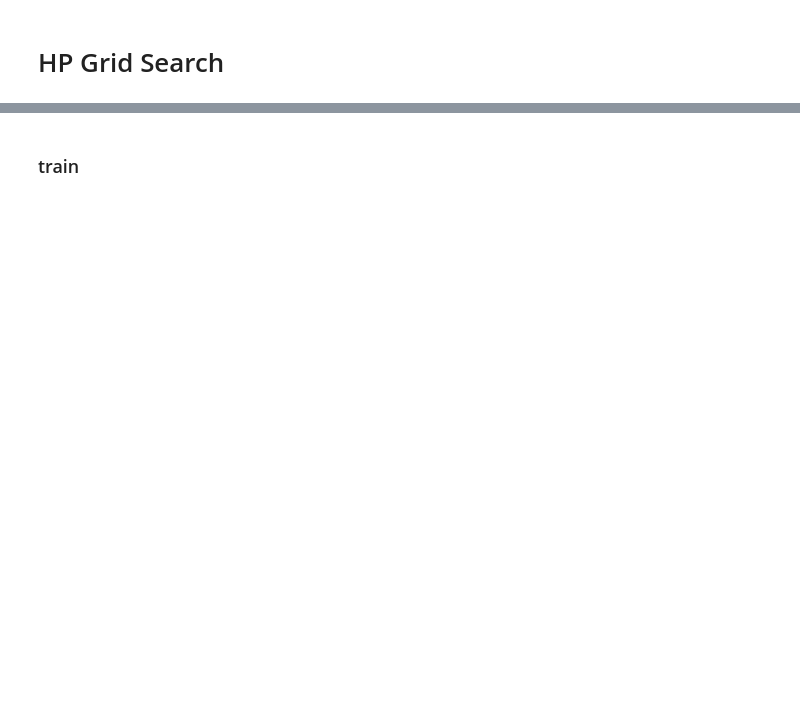
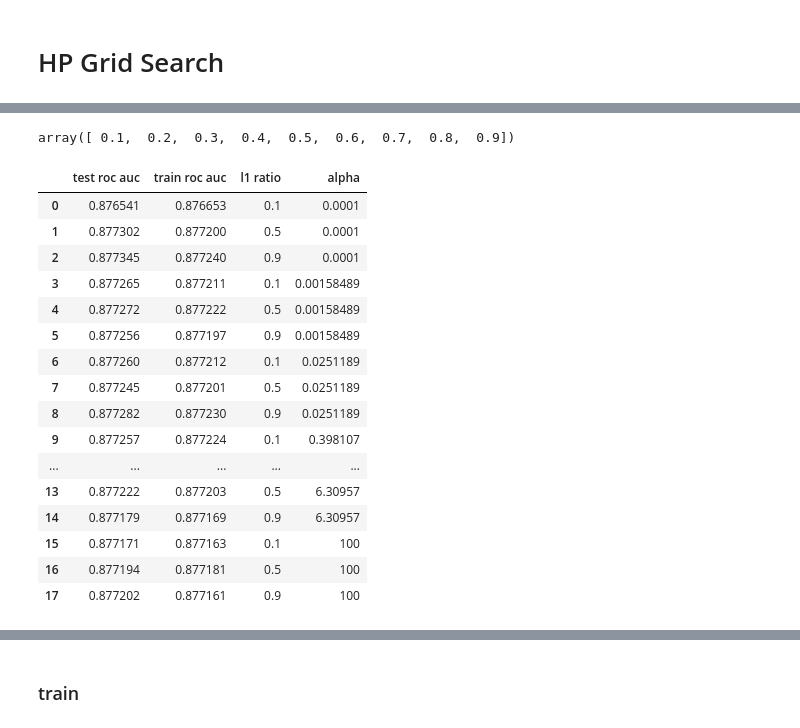
Before and after one commit to gvacaliuc/comp540-term-project, a Jupyter notebook: notebooks/gv8-gridsearch.ipynb, the cells around one changed output, grey strips where cells are left out. Drawn from its saved outputs; the diff is of its cells as text; code cells hidden in the pictures; blank space fills up the shorter version.

```diff
--- a/notebooks/gv8-gridsearch.ipynb
+++ b/notebooks/gv8-gridsearch.ipynb
@@ -128,0 +42,56 @@ np.savez_compressed("../data/unet_features.npz", xtrain = xtrain, ytrain = ytrai
+# %%
+j
+# %% [output]
+array([ 0.1,  0.2,  0.3,  0.4,  0.5,  0.6,  0.7,  0.8,  0.9])
+# %%
+grid_sgd = {
+    "regressor": [SGDRegressor(penalty='elasticnet')],
+    "regressor__l1_ratio": np.linspace(0.1, 0.9, 3),
+    "regressor__alpha": np.logspace(-4, 2, 6),
+    "batch_size": [1000],
+    "num_iters": [2500]
+}
+
+grid_pa = {
+    "regressor": [PassiveAggressiveRegressor()],
+    "regressor__C": np.logspace(-3, 4, 7),
+    "batch_size": [1000],
+    "num_iters": [2500],
+}
+# %%
+from deton8.models import MiniBatchRegressor
+from sklearn.model_selection import GridSearchCV
+from sklearn.metrics import roc_auc_score, make_scorer
+
+sgd = MiniBatchRegressor()
+pa = MiniBatchRegressor(regressor=PassiveAggressiveRegressor())
+# %%
+im_auc_score = lambda y_true, y_pred: roc_auc_score(y_true.flatten(), y_pred.flatten())
+# %%
+gs = GridSearchCV(estimator=sgd, param_grid=grid_sgd, scoring=make_scorer(im_auc_score), n_jobs=1, cv=2, return_train_score=True, verbose=2)
+gs.fit(train.images_, (train.masks_ > 0).astype(np.int16))
+# %%
+cv_results = pd.DataFrame(gs.cv_results_)
+sgd_results = cv_results[["mean_test_score", "mean_train_score", "param_regressor__l1_ratio", "param_regressor__alpha"]]
+sgd_results = sgd_results.rename(columns={"mean_test_score": "test roc auc", "mean_train_score": "train roc auc", "param_regressor__l1_ratio": "l1 ratio", "param_regressor__alpha": "alpha"})
+with open("../paper/sgd-gridsearch-table.tex", "w") as gs_file:
+    gs_file.write(sgd_results.to_latex(index=False))
+sgd_results
+# %% [output]
+|  | test roc auc | train roc auc | l1 ratio | alpha |
+| 0 | 0.876541 | 0.876653 | 0.1 | 0.0001 |
+| 1 | 0.877302 | 0.877200 | 0.5 | 0.0001 |
+| 2 | 0.877345 | 0.877240 | 0.9 | 0.0001 |
+| 3 | 0.877265 | 0.877211 | 0.1 | 0.00158489 |
+| 4 | 0.877272 | 0.877222 | 0.5 | 0.00158489 |
+| 5 | 0.877256 | 0.877197 | 0.9 | 0.00158489 |
+| 6 | 0.877260 | 0.877212 | 0.1 | 0.0251189 |
+| 7 | 0.877245 | 0.877201 | 0.5 | 0.0251189 |
+| 8 | 0.877282 | 0.877230 | 0.9 | 0.0251189 |
+| 9 | 0.877257 | 0.877224 | 0.1 | 0.398107 |
+| ... | ... | ... | ... | ... |
+| 13 | 0.877222 | 0.877203 | 0.5 | 6.30957 |
+| 14 | 0.877179 | 0.877169 | 0.9 | 6.30957 |
+| 15 | 0.877171 | 0.877163 | 0.1 | 100 |
+| 16 | 0.877194 | 0.877181 | 0.5 | 100 |
+| 17 | 0.877202 | 0.877161 | 0.9 | 100 |
```
Also changed, not shown: parts of 44 cells of this notebook.
